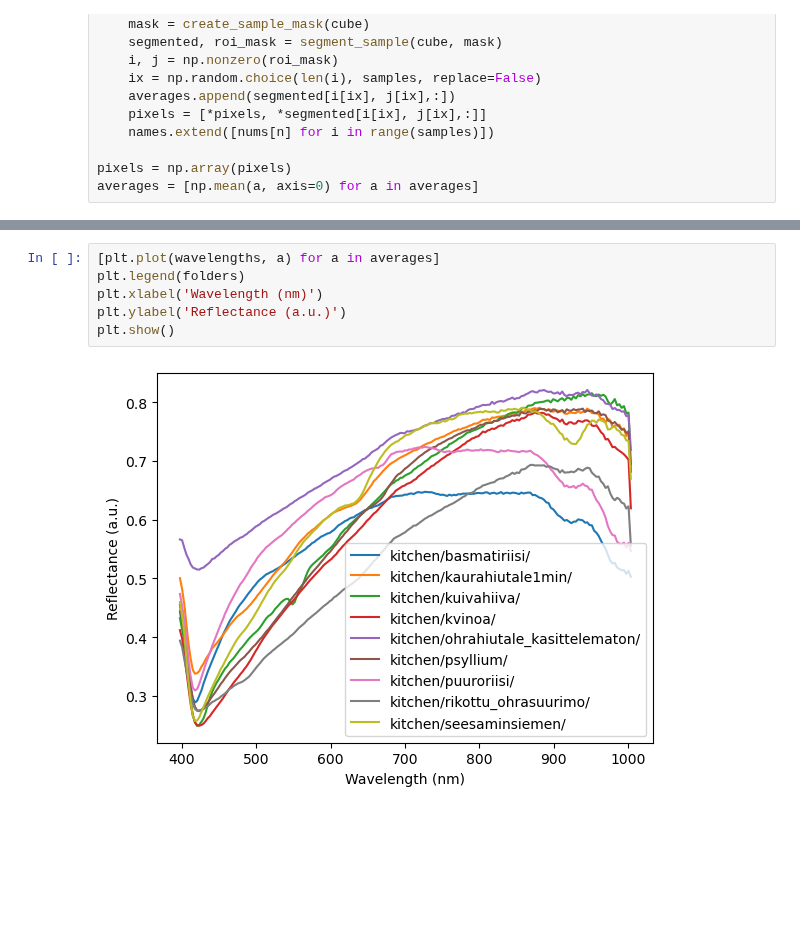
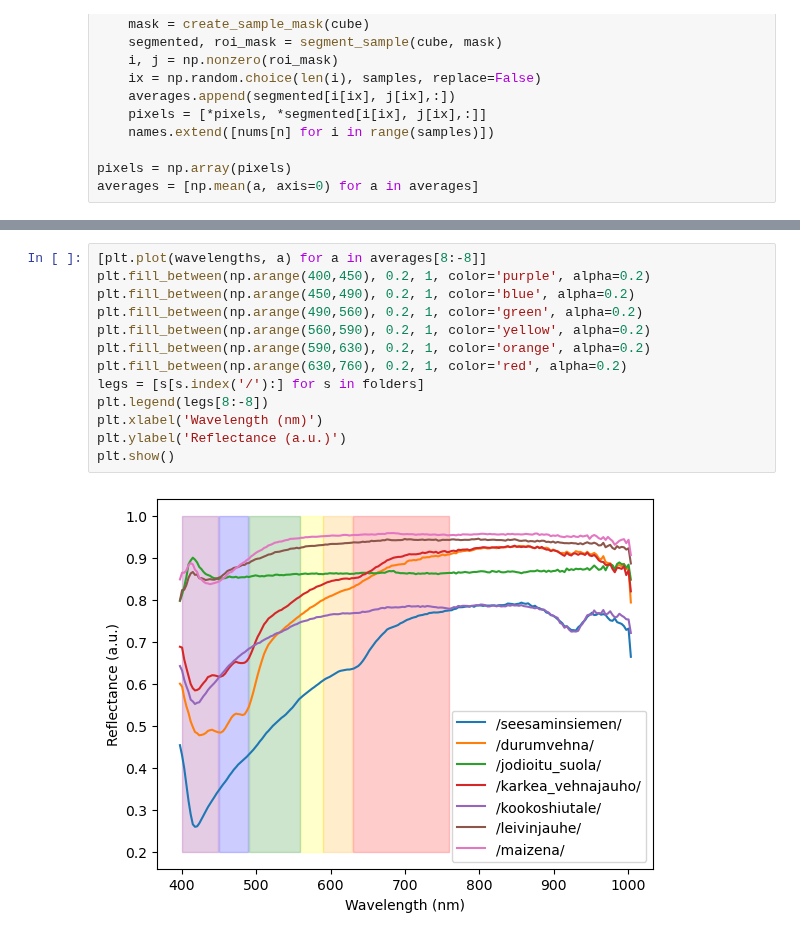
Before and after one commit to annitarvainen/tutkimusprojekti, a Jupyter notebook: projekti_aloitus.ipynb, the cells around one changed output, grey strips where cells are left out. Drawn from its saved outputs; the diff is of its cells as text; blank space fills up the shorter version.

Commit message:
Added background colors to average spectra graph for fun. Updated Oppimispäiväkirja.

```diff
--- a/projekti_aloitus.ipynb
+++ b/projekti_aloitus.ipynb
@@ -452,11 +452,18 @@ accuracy: 0.91
 # %%
-[plt.plot(wavelengths, a) for a in averages]
-plt.legend(folders)
+[plt.plot(wavelengths, a) for a in averages[8:-8]]
+plt.fill_between(np.arange(400,450), 0.2, 1, color='purple', alpha=0.2)
+plt.fill_between(np.arange(450,490), 0.2, 1, color='blue', alpha=0.2)
+plt.fill_between(np.arange(490,560), 0.2, 1, color='green', alpha=0.2)
+plt.fill_between(np.arange(560,590), 0.2, 1, color='yellow', alpha=0.2)
+plt.fill_between(np.arange(590,630), 0.2, 1, color='orange', alpha=0.2)
+plt.fill_between(np.arange(630,760), 0.2, 1, color='red', alpha=0.2)
+legs = [s[s.index('/'):] for s in folders]
+plt.legend(legs[8:-8])
 plt.xlabel('Wavelength (nm)')
 plt.ylabel('Reflectance (a.u.)')
 plt.show()
 # %% [output]
-[figure, old version]
+[figure, new version]
 # %%
 mae = mean_absolute_error(y_true=y_test,y_pred=y_pred)
 mse = mean_squared_error(y_true=y_test,y_pred=y_pred)
```
Also changed, not shown: parts of 2 cells of this notebook, 1 other file.
